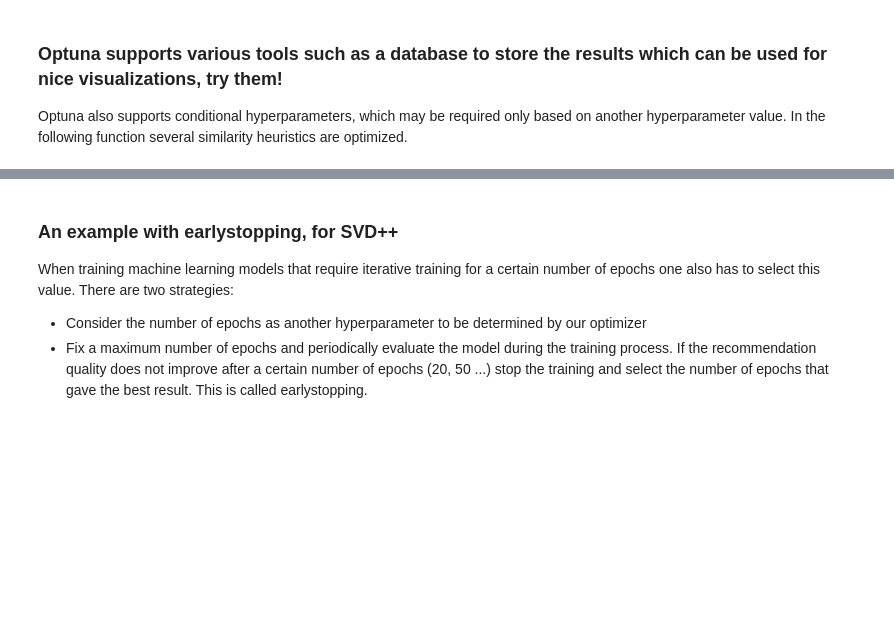
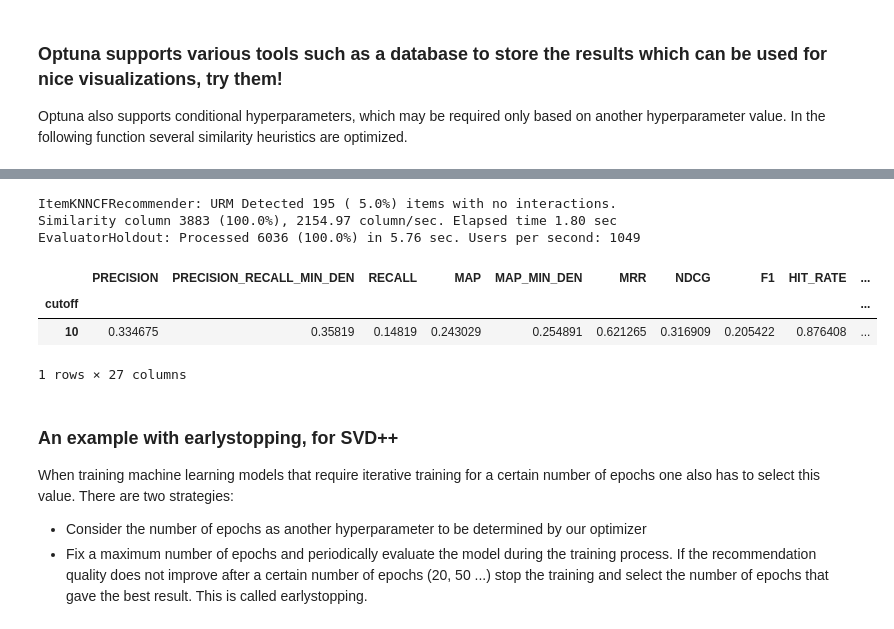
Before and after one commit to MaurizioFD/RecSys_Course_AT_PoliMi, a Jupyter notebook: Practice 09b - Hyperparameter optimization with Optuna.ipynb, the cells around one changed output, grey strips where cells are left out. Cells and saved outputs as stored; diff of their text form; code cells hidden in the pictures; blank space fills up the shorter version.

```diff
--- a/Practice 09b - Hyperparameter optimization with Optuna.ipynb
+++ b/Practice 09b - Hyperparameter optimization with Optuna.ipynb
@@ -348,3 +366,17 @@ optuna_study.best_trial.params
+# %%
+recommender_instance = ItemKNNCFRecommender(URM_train + URM_validation)
+recommender_instance.fit(**optuna_study.best_trial.params)
+
+result_df, _ = evaluator_test.evaluateRecommender(recommender_instance)
+result_df
+# %% [output]
+ItemKNNCFRecommender: URM Detected 195 ( 5.0%) items with no interactions.
+Similarity column 3883 (100.0%), 2154.97 column/sec. Elapsed time 1.80 sec
+EvaluatorHoldout: Processed 6036 (100.0%) in 5.76 sec. Users per second: 1049
+|  | PRECISION | PRECISION_RECALL_MIN_DEN | RECALL | MAP | MAP_MIN_DEN | MRR | NDCG | F1 | HIT_RATE | ... |
+| cutoff |  |  |  |  |  |  |  |  |  | ... |
+| 10 | 0.334675 | 0.35819 | 0.14819 | 0.243029 | 0.254891 | 0.621265 | 0.316909 | 0.205422 | 0.876408 | ... |
+1 rows × 27 columns
 # %% [markdown]
 ### An example with earlystopping, for SVD++
 
```
Also changed, not shown: parts of 15 cells of this notebook.
